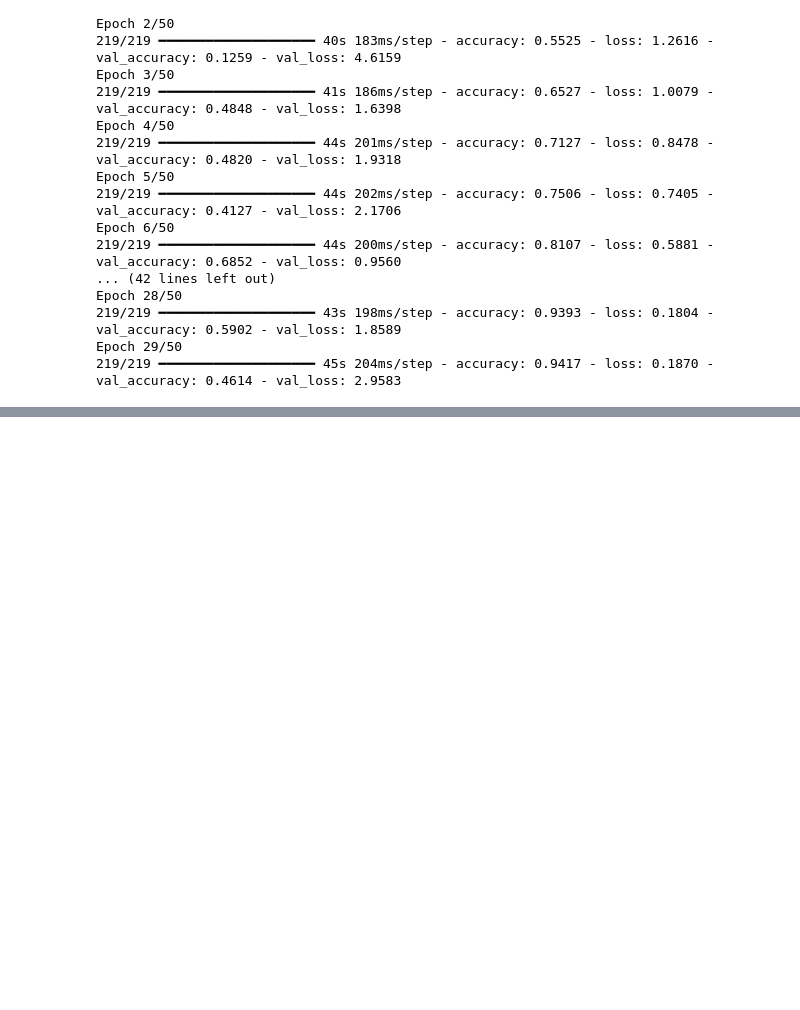
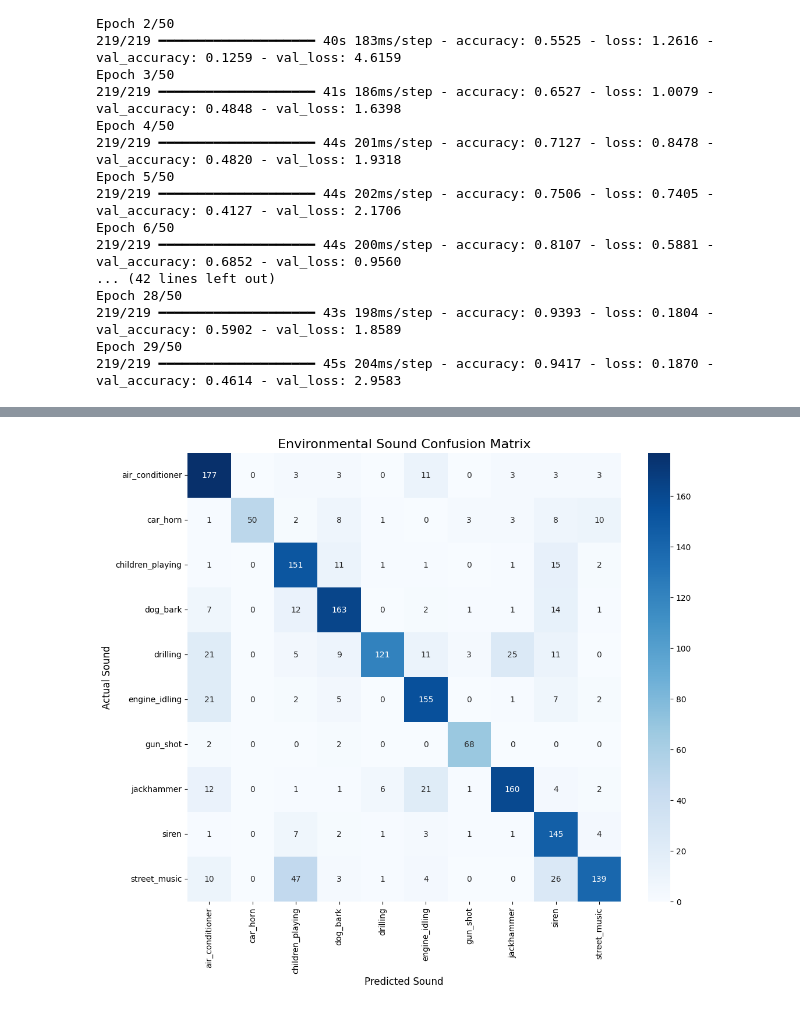
Before and after one commit to Bharat-01-roshan/temp, a Jupyter notebook: 2nd_modeltry3.ipynb, the cells around one changed output, grey strips where cells are left out. Saved outputs shown, nothing was run; the diff lists cells and outputs as text; code cells hidden in the pictures; blank space fills up the shorter version.

```diff
--- a/2nd_modeltry3.ipynb
+++ b/2nd_modeltry3.ipynb
@@ -232,0 +339,15 @@ Confidence: 50.67%
+# %%
+import numpy as np
+import matplotlib.pyplot as plt
+import seaborn as sns
+from sklearn.metrics import confusion_matrix, classification_report
+
+# 1. Get the model's predictions for the entire test set
+# This returns a list of probabilities for each class
+y_pred_probs = model.predict(X_test)
+
+# 2. Convert probabilities to the single best class index
+y_pred = np.argmax(y_pred_probs, axis=1)
+
+# y_test is already class indices (e.g., [3, 0, 1...])
+y_true = y_test
@@ -232,0 +358,24 @@ Confidence: 50.67%
+# %%
+def plot_confusion_matrix(y_true, y_pred, classes):
+    # Calculate the matrix
+    cm = confusion_matrix(y_true, y_pred)
+
+    # Plotting
+    plt.figure(figsize=(12, 10))
+    sns.heatmap(cm, annot=True, fmt='d', cmap='Blues',
+                xticklabels=classes, yticklabels=classes)
+
+    plt.title('Environmental Sound Confusion Matrix', fontsize=16)
+    plt.ylabel('Actual Sound', fontsize=12)
+    plt.xlabel('Predicted Sound', fontsize=12)
+    plt.show()
+
+# Define your labels in order (0 to 9)
+class_labels = [
+    'air_conditioner', 'car_horn', 'children_playing', 'dog_bark',
+    'drilling', 'engine_idling', 'gun_shot', 'jackhammer', 'siren', 'street_music'
+]
+
+plot_confusion_matrix(y_true, y_pred, class_labels)
+# %% [output]
+[figure, added]
```
Also changed, not shown: parts of 17 cells of this notebook.
